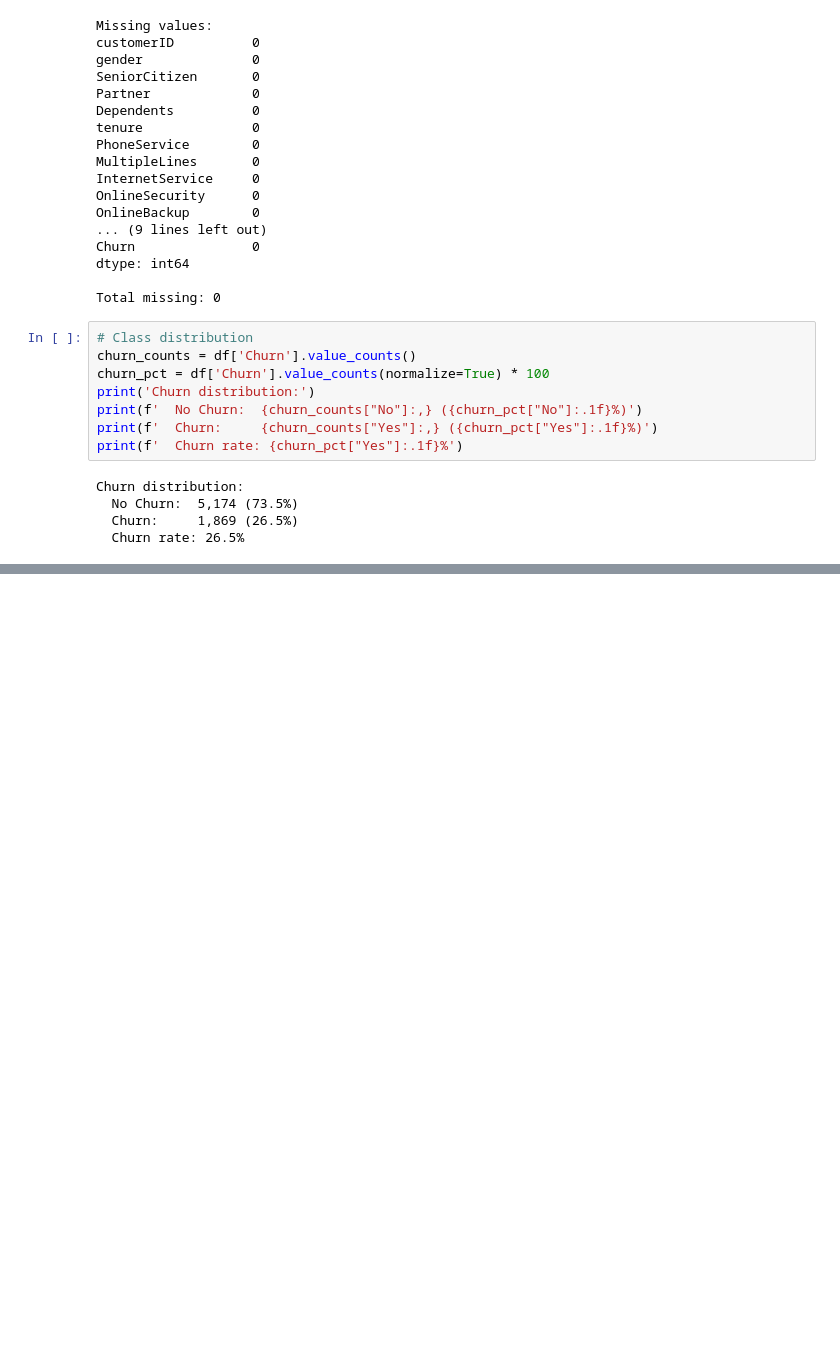
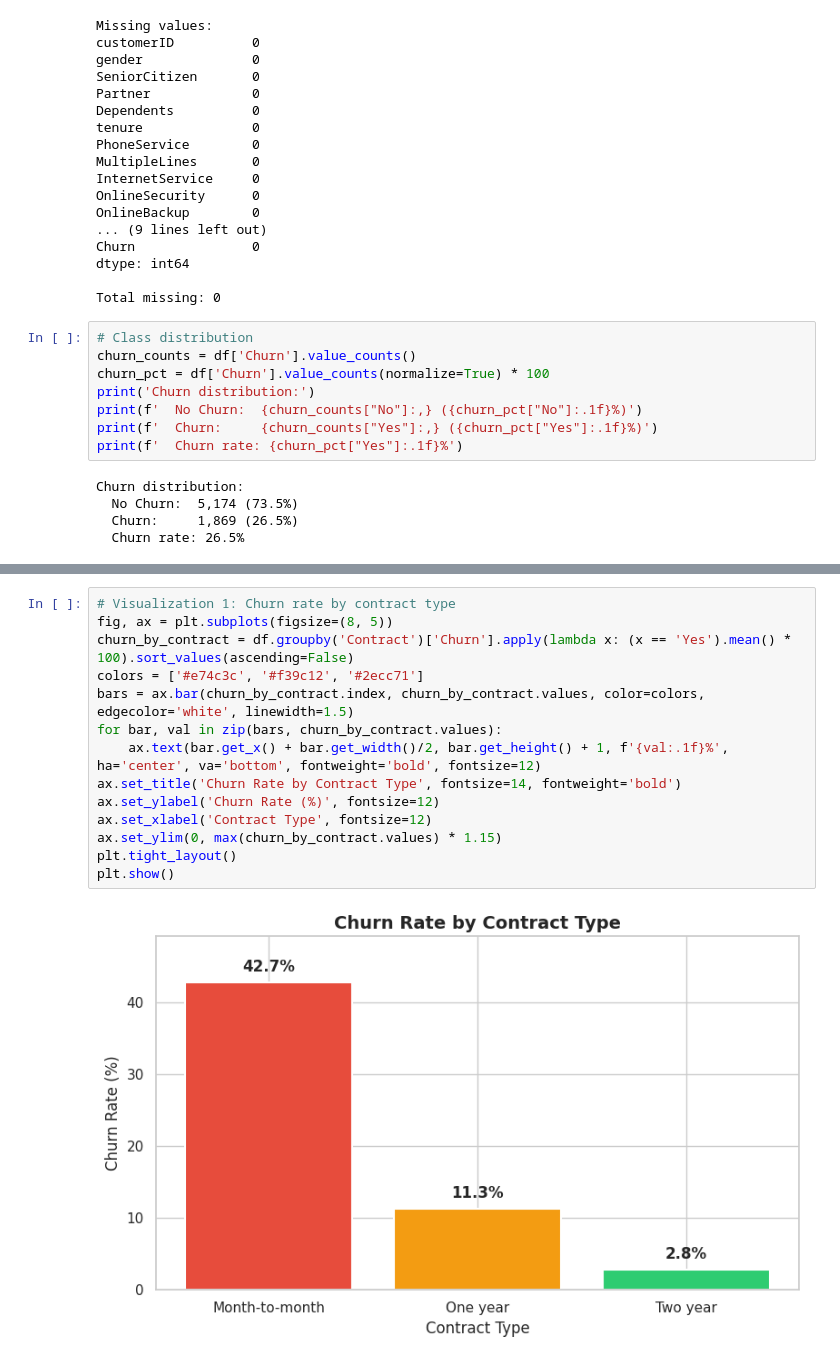
Before and after one commit to mauriziopinto/ai-telecom-retention-platform, a Jupyter notebook: retention_system.ipynb, the cells around one changed output, grey strips where cells are left out. Cells and saved outputs as stored; diff of their text form; blank space fills up the shorter version.

Commit message:
Phase 2: statistical analysis — chi-squared, Welch's t-test, visualizations

```diff
--- a/retention_system.ipynb
+++ b/retention_system.ipynb
@@ -120,0 +255,16 @@ Churn distribution:
+# %%
+# Visualization 1: Churn rate by contract type
+fig, ax = plt.subplots(figsize=(8, 5))
+churn_by_contract = df.groupby('Contract')['Churn'].apply(lambda x: (x == 'Yes').mean() * 100).sort_values(ascending=False)
+colors = ['#e74c3c', '#f39c12', '#2ecc71']
+bars = ax.bar(churn_by_contract.index, churn_by_contract.values, color=colors, edgecolor='white', linewidth=1.5)
+for bar, val in zip(bars, churn_by_contract.values):
+    ax.text(bar.get_x() + bar.get_width()/2, bar.get_height() + 1, f'{val:.1f}%', ha='center', va='bottom', fontweight='bold', fontsize=12)
+ax.set_title('Churn Rate by Contract Type', fontsize=14, fontweight='bold')
+ax.set_ylabel('Churn Rate (%)', fontsize=12)
+ax.set_xlabel('Contract Type', fontsize=12)
+ax.set_ylim(0, max(churn_by_contract.values) * 1.15)
+plt.tight_layout()
+plt.show()
+# %% [output]
+[figure, added]
```
Also changed, not shown: parts of 7 cells of this notebook.
